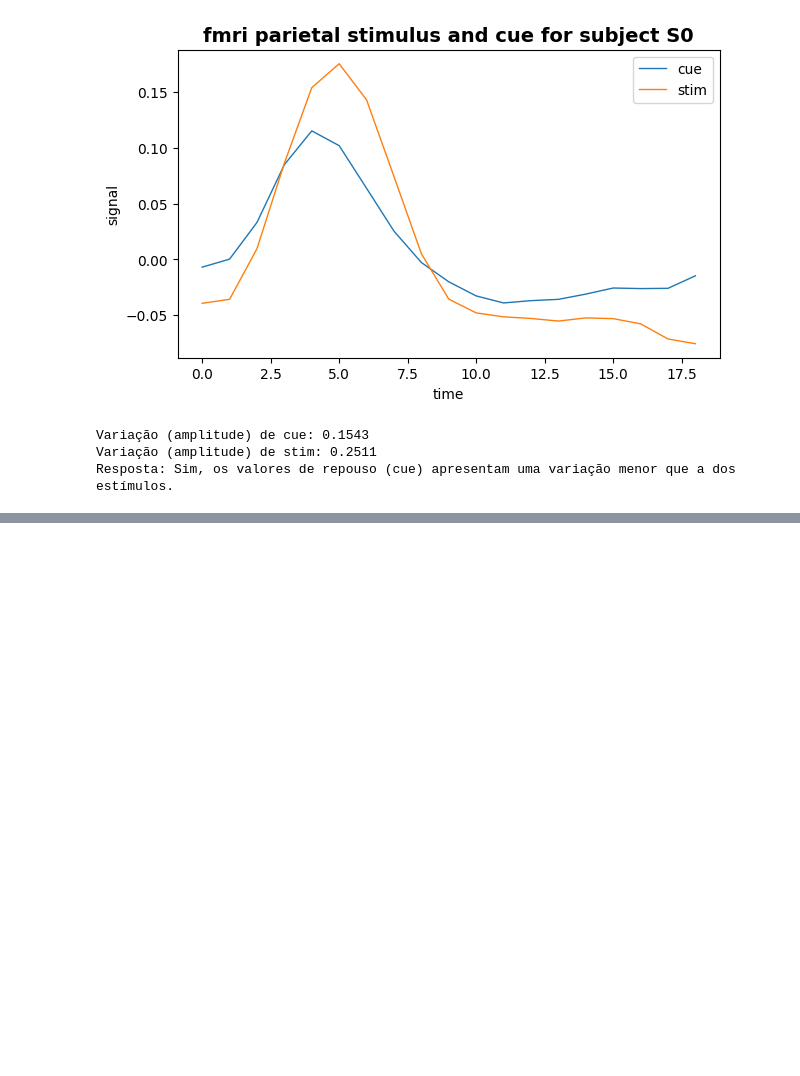
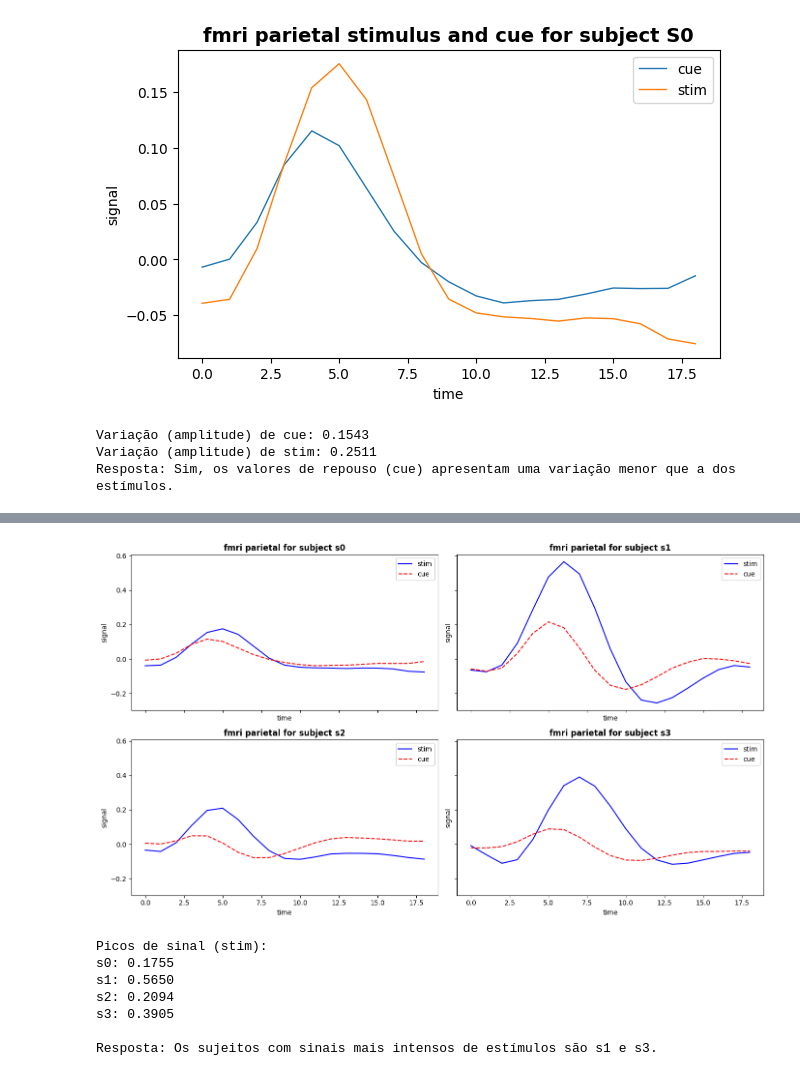
Before and after one commit to Nyfeu/Data-Science, a Jupyter notebook: ex_matplotlib1.ipynb, the cells around one changed output, grey strips where cells are left out. Cells and saved outputs as stored; diff of their text form; code cells hidden in the pictures; blank space fills up the shorter version.

```diff
--- a/ex_matplotlib1.ipynb
+++ b/ex_matplotlib1.ipynb
@@ -240,0 +313,42 @@ Produza um gráfico como abaixo agora para os sujeitos `s0` a `s3`, em uma mesma
+# %%
+import matplotlib.pyplot as plt
+
+subjects = ['s0', 's1', 's2', 's3']
+fig, ax = plt.subplots(2, 2, figsize=(14, 8), sharex=True, sharey=True)
+ax = ax.flatten()
+
+max_signals = {}
+
+for i, s in enumerate(subjects):
+    df_stim = df[(df['subject'] == s) & (df['region'] == 'parietal') & (df['event'] == 'stim')]
+    df_cue = df[(df['subject'] == s) & (df['region'] == 'parietal') & (df['event'] == 'cue')]
+
+    ax[i].plot(df_stim['timepoint'], df_stim['signal'], color='blue', label='stim')
+    ax[i].plot(df_cue['timepoint'], df_cue['signal'], color='red', linestyle='--', label='cue')
+
+    ax[i].set_title(f'fmri parietal for subject {s}', fontweight='bold')
+    ax[i].set_xlabel('time')
+    ax[i].set_ylabel('signal')
+    ax[i].legend()
+
+    max_signals[s] = df_stim['signal'].max()
+
+plt.tight_layout()
+plt.show()
+
+print('Picos de sinal (stim):')
+for s, val in max_signals.items():
+    print(f'{s}: {val:.4f}')
+
+# Identificando sujeitos com sinais mais intensos
+sorted_s = sorted(max_signals.items(), key=lambda x: x[1], reverse=True)
+print(f'\nResposta: Os sujeitos com sinais mais intensos de estímulos são {sorted_s[0][0]} e {sorted_s[1][0]}.')
+# %% [output]
+[figure, added]
+Picos de sinal (stim):
+s0: 0.1755
+s1: 0.5650
+s2: 0.2094
+s3: 0.3905
+
+Resposta: Os sujeitos com sinais mais intensos de estímulos são s1 e s3.
```
Also changed, not shown: parts of 5 cells of this notebook.
